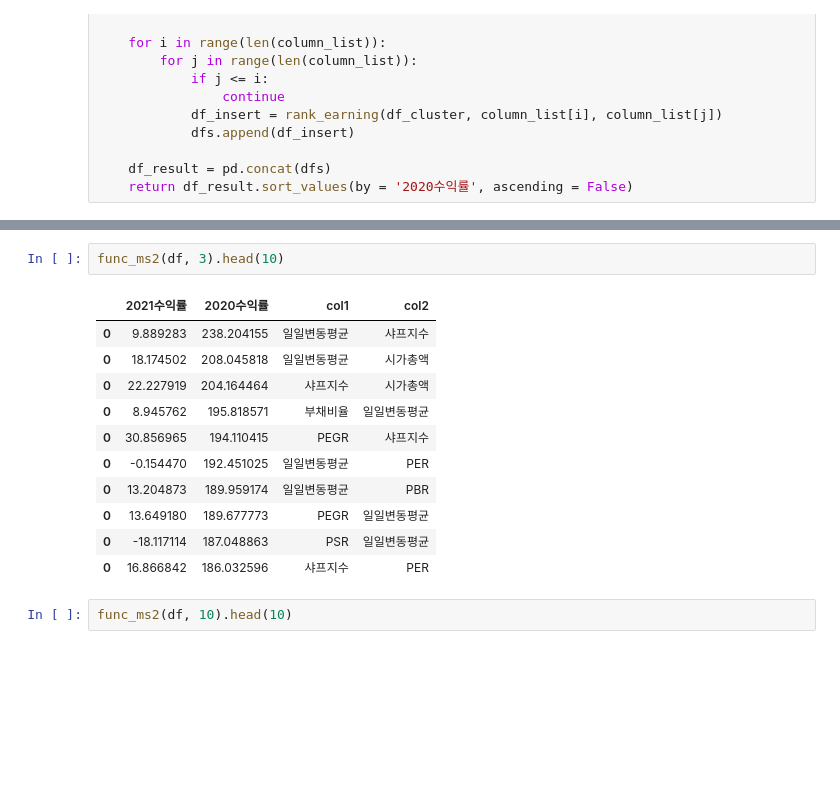
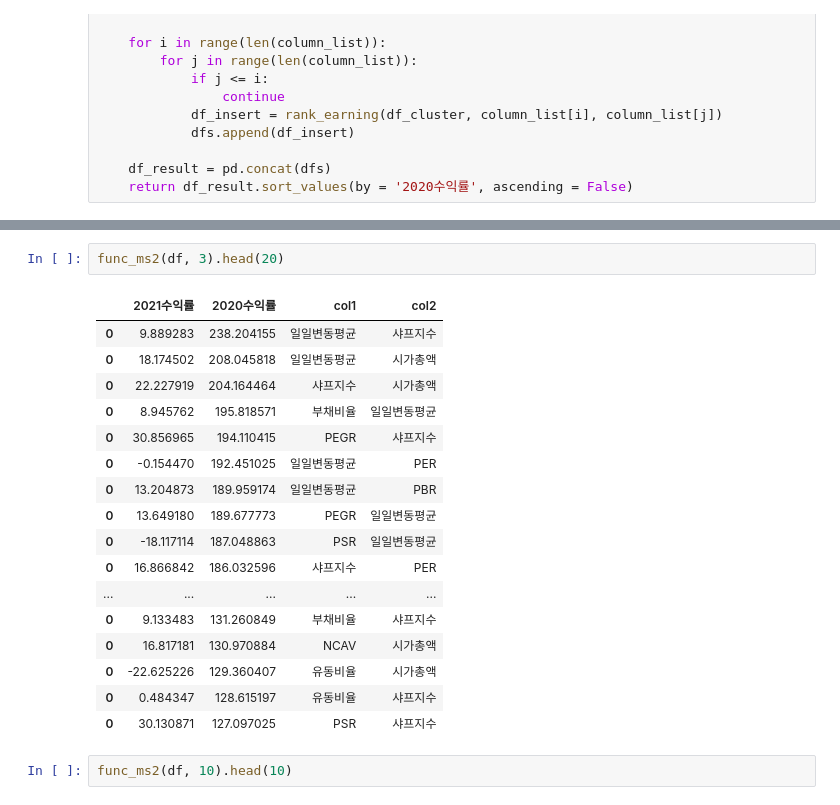
Before and after one commit to chulwonchae/customized_portfolio_pj, a Jupyter notebook: 2.PCA&Clustering.ipynb, the cells around one changed output, grey strips where cells are left out. Drawn from its saved outputs; the diff is of its cells as text; blank space fills up the shorter version.

```diff
--- a/2.PCA&Clustering.ipynb
+++ b/2.PCA&Clustering.ipynb
@@ -817,17 +823,23 @@ func_ms2(df, 0).head(10)
 # %%
-func_ms2(df, 3).head(10)
+func_ms2(df, 3).head(20)
 # %% [output]
 |  | 2021수익률 | 2020수익률 | col1 | col2 |
 | 0 | 9.889283 | 238.204155 | 일일변동평균 | 샤프지수 |
 | 0 | 18.174502 | 208.045818 | 일일변동평균 | 시가총액 |
 | 0 | 22.227919 | 204.164464 | 샤프지수 | 시가총액 |
 | 0 | 8.945762 | 195.818571 | 부채비율 | 일일변동평균 |
 | 0 | 30.856965 | 194.110415 | PEGR | 샤프지수 |
 | 0 | -0.154470 | 192.451025 | 일일변동평균 | PER |
 | 0 | 13.204873 | 189.959174 | 일일변동평균 | PBR |
 | 0 | 13.649180 | 189.677773 | PEGR | 일일변동평균 |
 | 0 | -18.117114 | 187.048863 | PSR | 일일변동평균 |
 | 0 | 16.866842 | 186.032596 | 샤프지수 | PER |
+| ... | ... | ... | ... | ... |
+| 0 | 9.133483 | 131.260849 | 부채비율 | 샤프지수 |
+| 0 | 16.817181 | 130.970884 | NCAV | 시가총액 |
+| 0 | -22.625226 | 129.360407 | 유동비율 | 시가총액 |
+| 0 | 0.484347 | 128.615197 | 유동비율 | 샤프지수 |
+| 0 | 30.130871 | 127.097025 | PSR | 샤프지수 |
 # %%
 func_ms2(df, 10).head(10)
 # %% [output]
```
Also changed, not shown: parts of 15 cells of this notebook, 14 other files.
